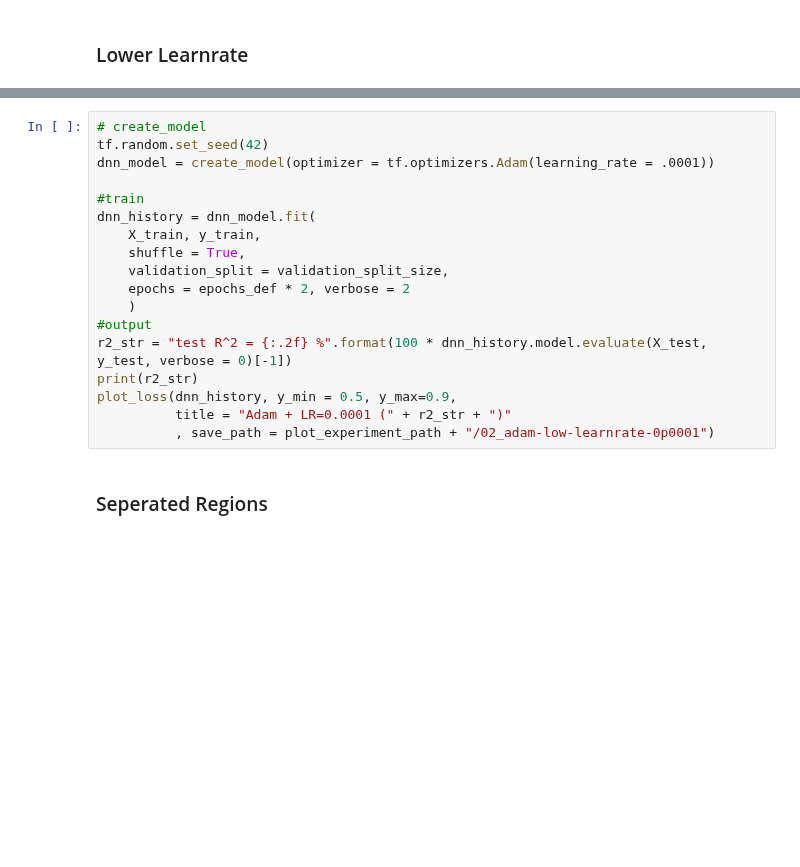
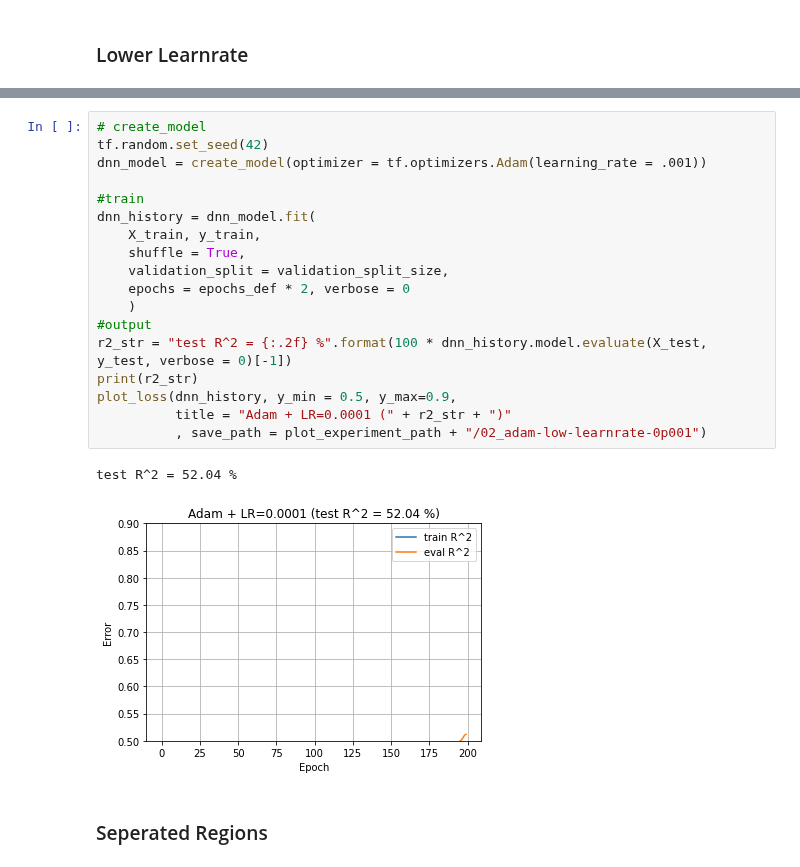
Before and after one commit to tkuentzler/fl-official-statistics-addon-review, a Jupyter notebook: _dev/02_insurance_DNN.ipynb, the cells around one changed output, grey strips where cells are left out. Drawn from its saved outputs; the diff is of its cells as text; blank space fills up the shorter version.

```diff
--- a/_dev/02_insurance_DNN.ipynb
+++ b/_dev/02_insurance_DNN.ipynb
@@ -326,21 +316,24 @@ plot_loss(dnn_history, y_min = 0.5, y_max=0.9,
 # %%
 # create_model
 tf.random.set_seed(42)
-dnn_model = create_model(optimizer = tf.optimizers.Adam(learning_rate = .0001))
+dnn_model = create_model(optimizer = tf.optimizers.Adam(learning_rate = .001))
 
 #train
 dnn_history = dnn_model.fit(
     X_train, y_train,
     shuffle = True,
     validation_split = validation_split_size,
-    epochs = epochs_def * 2, verbose = 2
+    epochs = epochs_def * 2, verbose = 0
     )
 #output
 r2_str = "test R^2 = {:.2f} %".format(100 * dnn_history.model.evaluate(X_test, y_test, verbose = 0)[-1])
 print(r2_str)
 plot_loss(dnn_history, y_min = 0.5, y_max=0.9,
           title = "Adam + LR=0.0001 (" + r2_str + ")"
-          , save_path = plot_experiment_path + "/02_adam-low-learnrate-0p0001")
+          , save_path = plot_experiment_path + "/02_adam-low-learnrate-0p001")
+# %% [output]
+test R^2 = 52.04 %
+[figure, added]
 # %% [markdown]
 ### Seperated Regions
 # %%
```
Also changed, not shown: parts of 10 cells of this notebook.
